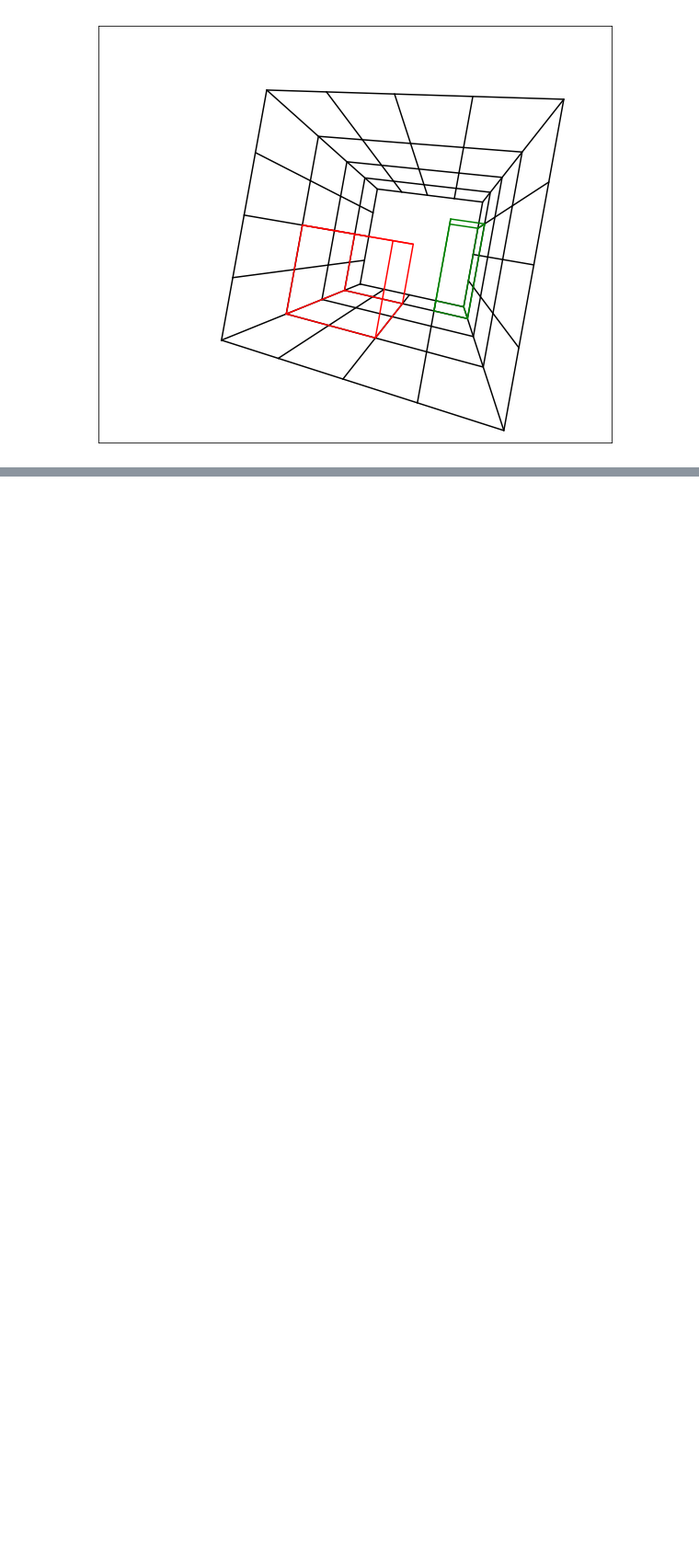
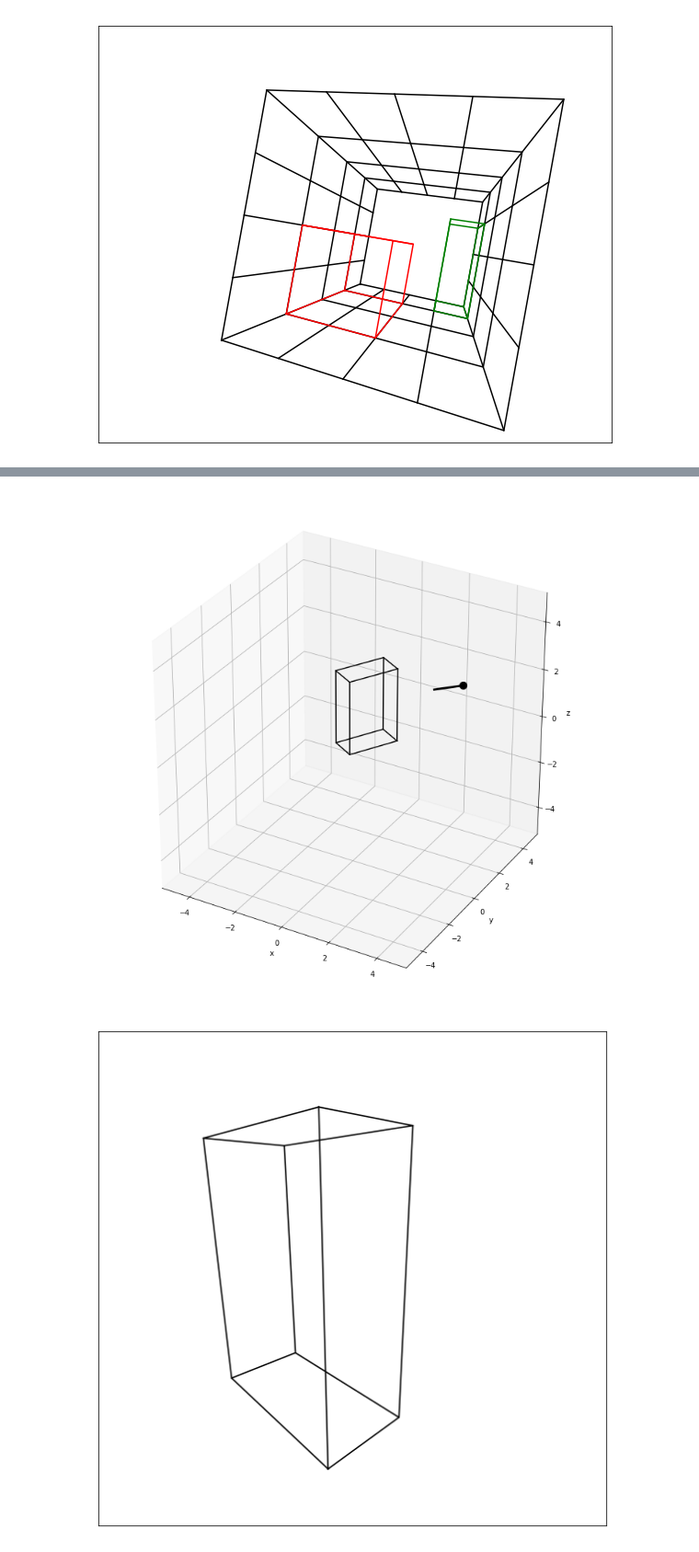
Before and after one commit to rkp8000/multipoint, a Jupyter notebook: examples.ipynb, the cells around one changed output, grey strips where cells are left out. Shown: that part at 92% size. Drawn from its saved outputs; the diff is of its cells as text; code cells hidden in the pictures; blank space fills up the shorter version.

```diff
--- a/examples.ipynb
+++ b/examples.ipynb
@@ -64,0 +69,30 @@ to_mpp(wires, p_e=p_e, v_e=v_e, phi=phi, a=a, b=b, width=10);
+# %%
+%reset -f
+%matplotlib inline
+import matplotlib.pyplot as plt
+import numpy as np
+
+from mpp import plot_wires_3d, to_mpp
+import shape
+
+
+box = shape.box(
+    x=1, y=0, z=2, l=1, w=2, h=3, phi=30, kwargs={'c': 'k'})
+
+p_e = np.array([4, 1, 3])
+v_e = np.array([-1, -.3, -.3])
+
+ax = plot_wires_3d(box, p_e, v_e)[1]
+
+ax.set_xlim(-5, 5)
+ax.set_ylim(-5, 5)
+ax.set_zlim(-5, 5)
+
+phi = 0
+a = 75
+b = 75
+
+to_mpp(box, p_e=p_e, v_e=v_e, phi=phi, a=a, b=b, width=10);
+# %% [output]
+[figure, added]
+[figure, added]
```
Also changed, not shown: parts of 5 cells of this notebook, 2 other files.
